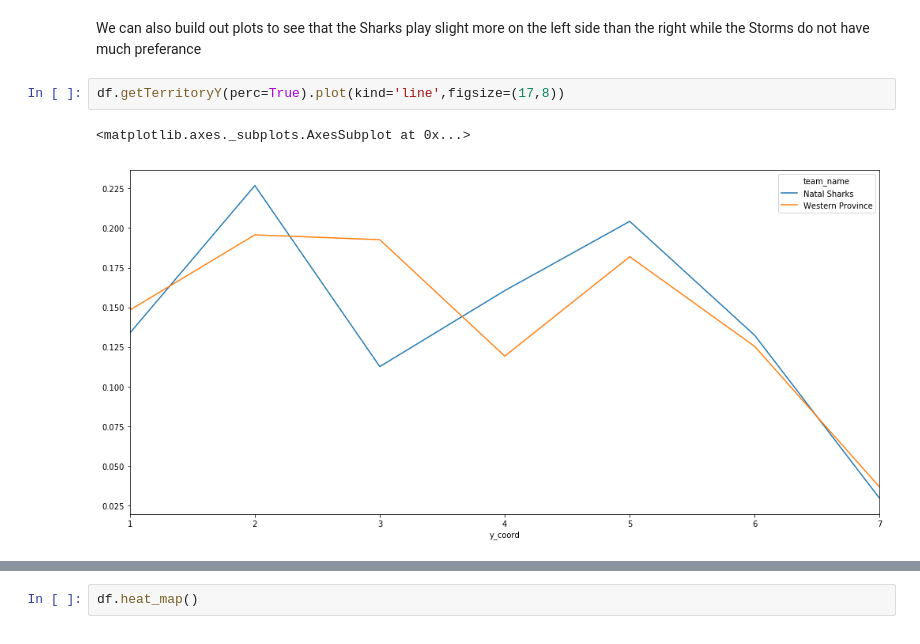
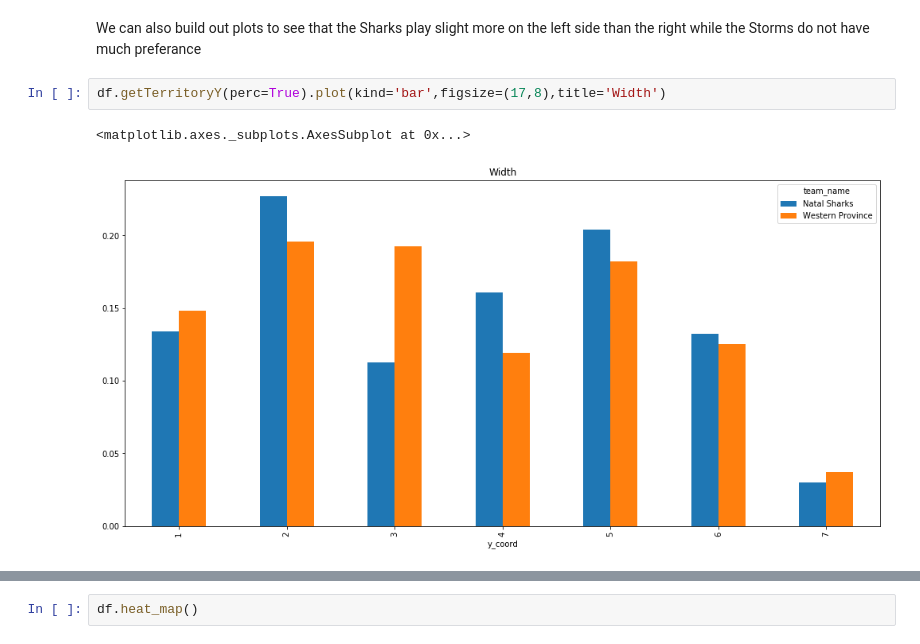
Before and after one commit to jlondal/pyrugga, a Jupyter notebook: jupyter/tuts/Getting Started.ipynb, the cells around one changed output, grey strips where cells are left out. Cells and saved outputs as stored; diff of their text form.

```diff
--- a/jupyter/tuts/Getting Started.ipynb
+++ b/jupyter/tuts/Getting Started.ipynb
@@ -206,7 +213,7 @@ df.getTerritoryY(perc=True)
 # %% [markdown]
 We can also build out plots to see that the Sharks play slight more on the left side than the right while the Storms do not have much preferance
 # %%
-df.getTerritoryY(perc=True).plot(kind='line',figsize=(17,8))
+df.getTerritoryY(perc=True).plot(kind='bar',figsize=(17,8),title='Width')
 # %% [output]
 <matplotlib.axes._subplots.AxesSubplot at 0x...>
-[figure, old version]
+[figure, new version]
```
Also changed, not shown: parts of 10 cells of this notebook, 1 other file.
